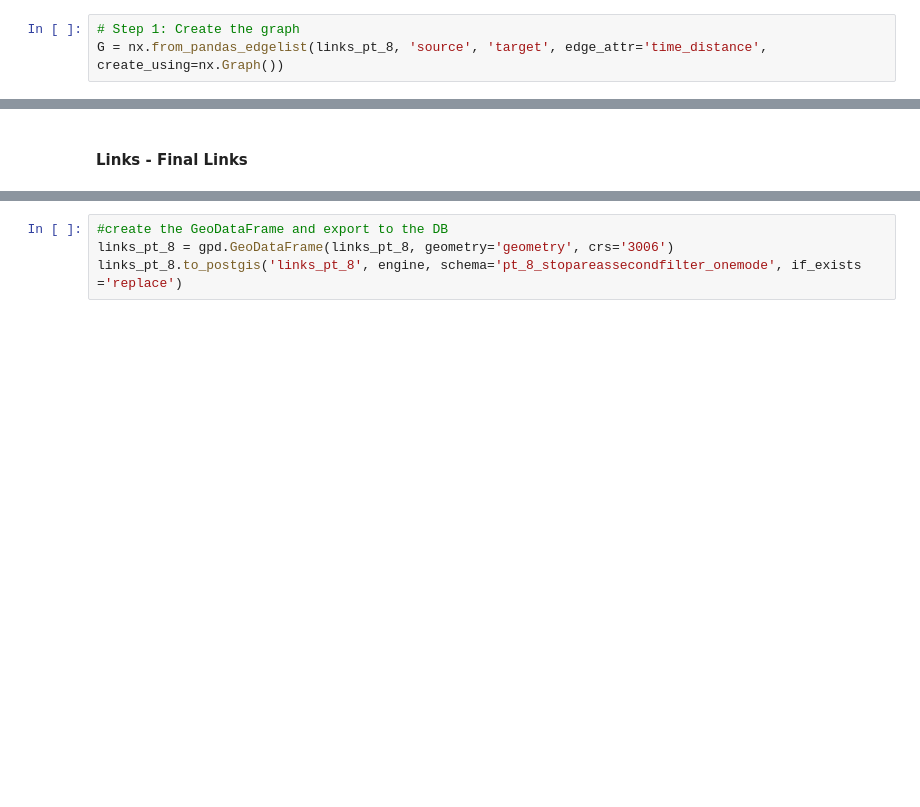
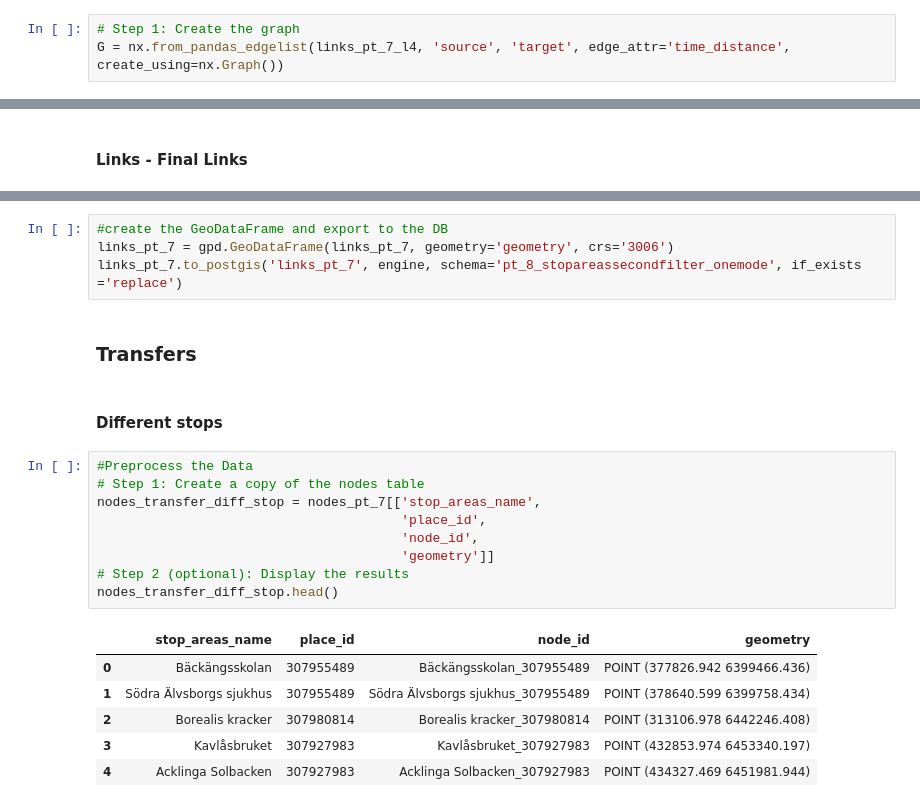
Before and after one commit to FlaviaMLopes/TUPTP, a Jupyter notebook: 1 - Notebooks_multimodal_models/7 - pt_7_one_direction_stops_filtered_trivial_nodes_links_by_links/pt_7_odirection_stops_filtered_trivial_nodes_links_by_links.ipynb, the cells around one changed output, grey strips where cells are left out. Drawn from its saved outputs; the diff is of its cells as text; blank space fills up the shorter version.

```diff
--- a/1 - Notebooks_multimodal_models/7 - pt_7_one_direction_stops_filtered_trivial_nodes_links_by_links/pt_7_odirection_stops_filtered_trivial_nodes_links_by_links.ipynb
+++ b/1 - Notebooks_multimodal_models/7 - pt_7_one_direction_stops_filtered_trivial_nodes_links_by_links/pt_7_odirection_stops_filtered_trivial_nodes_links_by_links.ipynb
@@ -328,7 +323,7 @@ links_pt_8_l2
 ### Nodes - Final Nodes
 # %%
 # Step 1: Create the graph
-G = nx.from_pandas_edgelist(links_pt_8, 'source', 'target', edge_attr='time_distance', create_using=nx.Graph())
+G = nx.from_pandas_edgelist(links_pt_7_l4, 'source', 'target', edge_attr='time_distance', create_using=nx.Graph())
 # %%
 # Step 2:  Filter the nodes
 sum_of_new_edges_time_distance = 0
@@ -422,4 +422,24 @@ links_pt_8.head()
 # %%
 #create the GeoDataFrame and export to the DB
-links_pt_8 = gpd.GeoDataFrame(links_pt_8, geometry='geometry', crs='3006')
-links_pt_8.to_postgis('links_pt_8', engine, schema='pt_8_stopareassecondfilter_onemode', if_exists ='replace')
+links_pt_7 = gpd.GeoDataFrame(links_pt_7, geometry='geometry', crs='3006')
+links_pt_7.to_postgis('links_pt_7', engine, schema='pt_8_stopareassecondfilter_onemode', if_exists ='replace')
+# %% [markdown]
+### Transfers
+# %% [markdown]
+#### Different stops
+# %%
+#Preprocess the Data
+# Step 1: Create a copy of the nodes table
+nodes_transfer_diff_stop = nodes_pt_7[['stop_areas_name',
+                                       'place_id',
+                                       'node_id',
+                                       'geometry']]
+# Step 2 (optional): Display the results
+nodes_transfer_diff_stop.head()
+# %% [output]
+|  | stop_areas_name | place_id | node_id | geometry |
+| 0 | Bäckängsskolan | 307955489 | Bäckängsskolan_307955489 | POINT (377826.942 6399466.436) |
+| 1 | Södra Älvsborgs sjukhus | 307955489 | Södra Älvsborgs sjukhus_307955489 | POINT (378640.599 6399758.434) |
+| 2 | Borealis kracker | 307980814 | Borealis kracker_307980814 | POINT (313106.978 6442246.408) |
+| 3 | Kavlåsbruket | 307927983 | Kavlåsbruket_307927983 | POINT (432853.974 6453340.197) |
+| 4 | Acklinga Solbacken | 307927983 | Acklinga Solbacken_307927983 | POINT (434327.469 6451981.944) |
```
Also changed, not shown: parts of 28 cells of this notebook, 1 other file.
